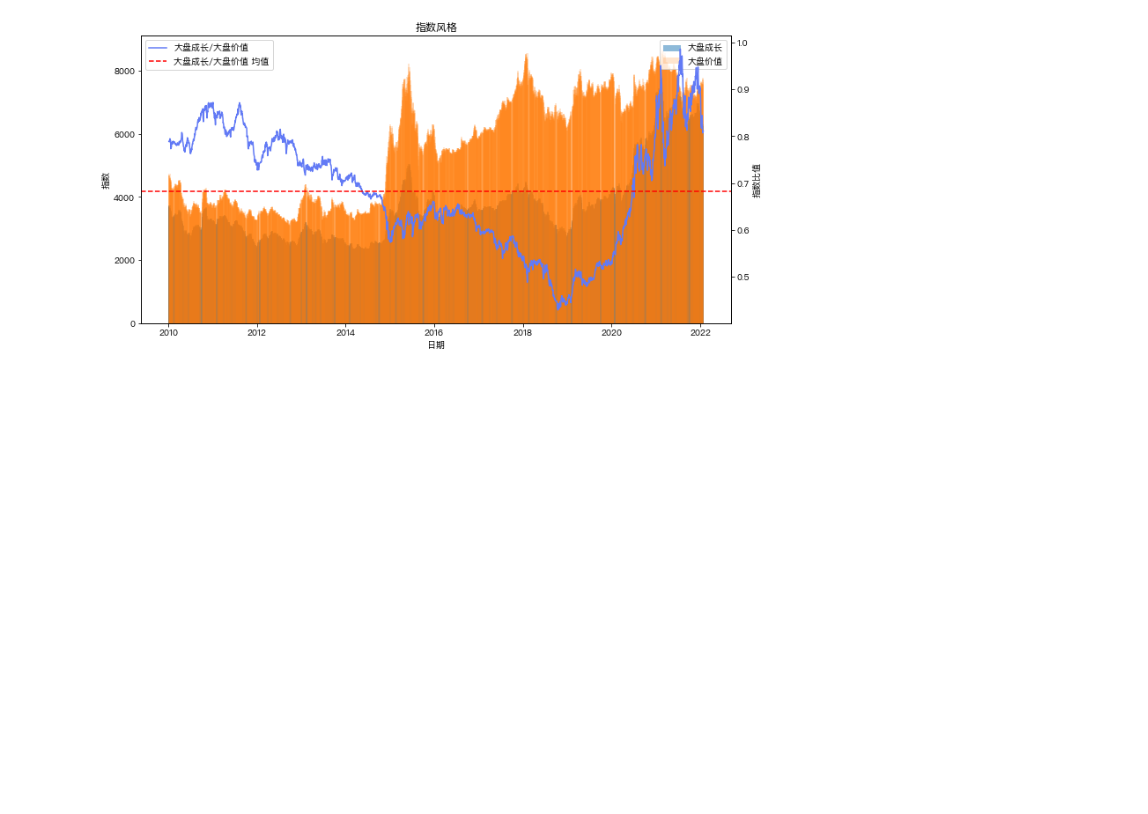
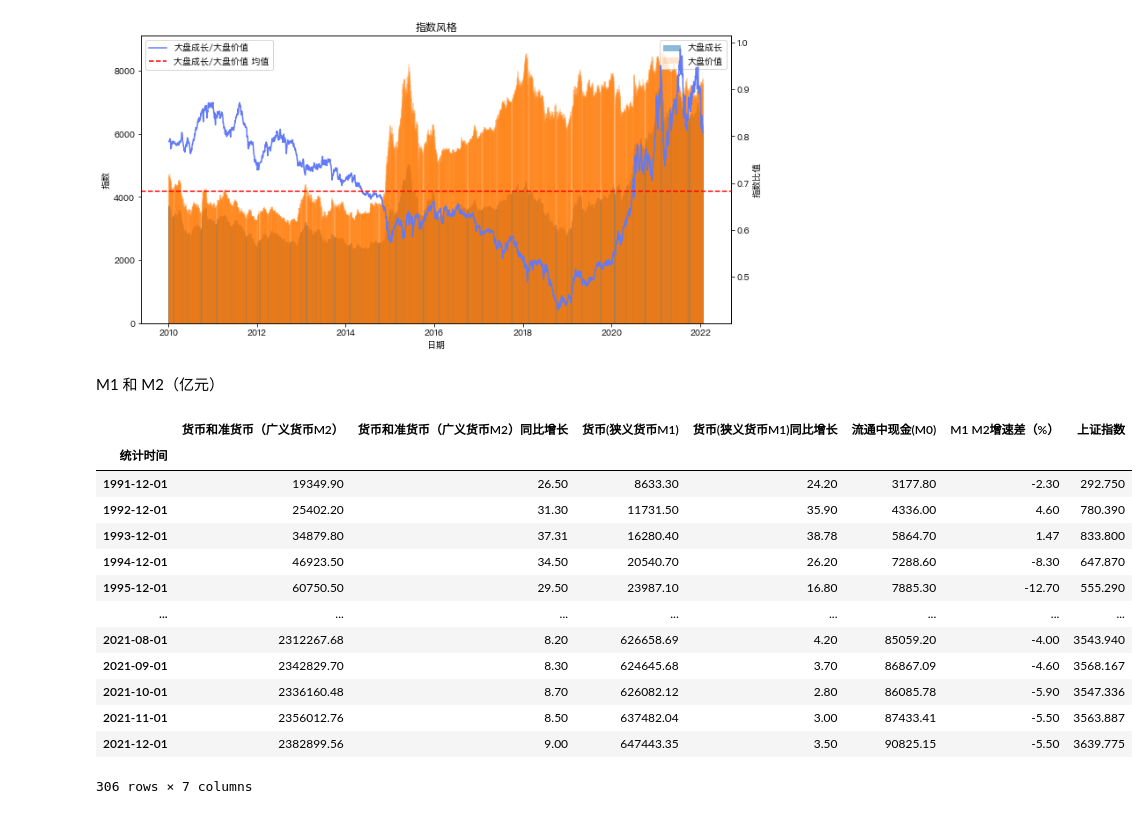
Before and after one commit to Seaaann/MyQuantReserch, a Jupyter notebook: Funds/Marco Research/MacroResearch.ipynb, the cells around one changed output. Cells and saved outputs as stored; diff of their text form; code cells hidden in the pictures; blank space fills up the shorter version.

```diff
--- a/Funds/Marco Research/MacroResearch.ipynb
+++ b/Funds/Marco Research/MacroResearch.ipynb
@@ -138,3 +138,5 @@ ax.set_title('指数风格')
 # %% [output]
 Text(0.5, 1.0, '指数风格')
 [figure]
+# %% [markdown]
+M1 和 M2（亿元）
@@ -140,0 +174,17 @@ Text(0.5, 1.0, '指数风格')
+# %%
+macro_china_supply_of_money_df
+# %% [output]
+|  | 货币和准货币（广义货币M2） | 货币和准货币（广义货币M2）同比增长 | 货币(狭义货币M1) | 货币(狭义货币M1)同比增长 | 流通中现金(M0) | M1 M2增速差（%） | 上证指数 |
+| 统计时间 |  |  |  |  |  |  |  |
+| 1991-12-01 | 19349.90 | 26.50 | 8633.30 | 24.20 | 3177.80 | -2.30 | 292.750 |
+| 1992-12-01 | 25402.20 | 31.30 | 11731.50 | 35.90 | 4336.00 | 4.60 | 780.390 |
+| 1993-12-01 | 34879.80 | 37.31 | 16280.40 | 38.78 | 5864.70 | 1.47 | 833.800 |
+| 1994-12-01 | 46923.50 | 34.50 | 20540.70 | 26.20 | 7288.60 | -8.30 | 647.870 |
+| 1995-12-01 | 60750.50 | 29.50 | 23987.10 | 16.80 | 7885.30 | -12.70 | 555.290 |
+| ... | ... | ... | ... | ... | ... | ... | ... |
+| 2021-08-01 | 2312267.68 | 8.20 | 626658.69 | 4.20 | 85059.20 | -4.00 | 3543.940 |
+| 2021-09-01 | 2342829.70 | 8.30 | 624645.68 | 3.70 | 86867.09 | -4.60 | 3568.167 |
+| 2021-10-01 | 2336160.48 | 8.70 | 626082.12 | 2.80 | 86085.78 | -5.90 | 3547.336 |
+| 2021-11-01 | 2356012.76 | 8.50 | 637482.04 | 3.00 | 87433.41 | -5.50 | 3563.887 |
+| 2021-12-01 | 2382899.56 | 9.00 | 647443.35 | 3.50 | 90825.15 | -5.50 | 3639.775 |
+306 rows × 7 columns
```
Also changed, not shown: parts of 6 cells of this notebook, 3 other files.
